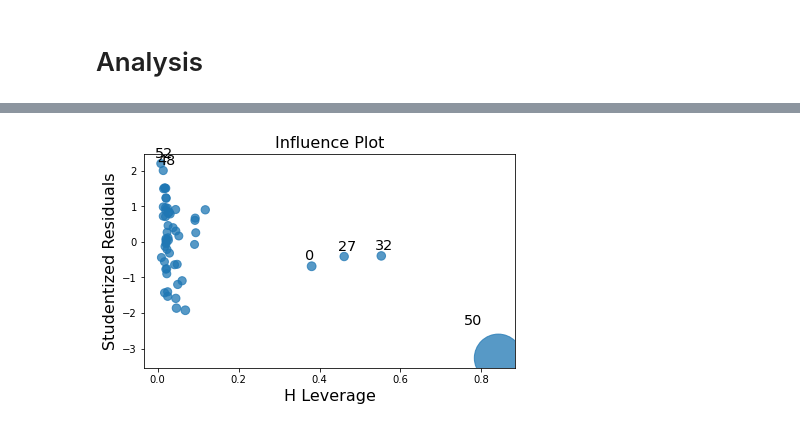
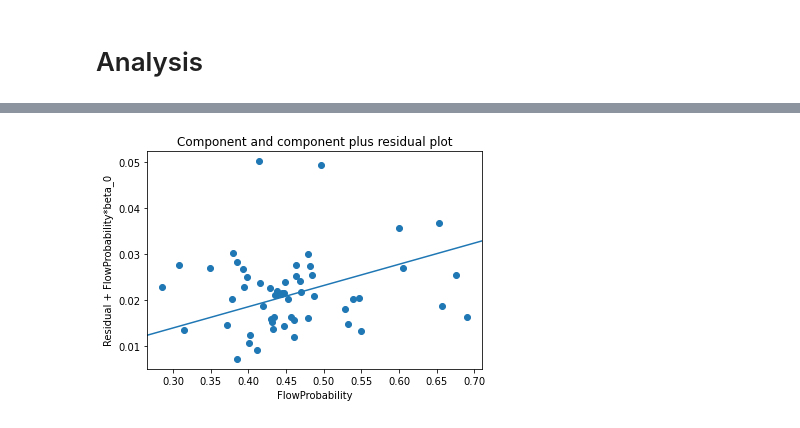
Before and after one commit to LHumpe/COINs-CNN-FLOW, a Jupyter notebook: notebooks/YouTube_analysis.ipynb, the cells around one changed output, grey strips where cells are left out. Cells and saved outputs as stored; diff of their text form; code cells hidden in the pictures.

```diff
--- a/notebooks/YouTube_analysis.ipynb
+++ b/notebooks/YouTube_analysis.ipynb
@@ -25,12 +26,17 @@ def clean_sub_count(count):
 ### Flow Data
 # %%
 flow_predictions = pd.read_csv('../results/yt_analysis/results.csv')
+
+# Type conversions
 flow_predictions['VID'] = flow_predictions.FILE.apply(lambda x: int(x.split('_')[0].split('/')[-1]))
 flow_predictions['FRAME'] = flow_predictions.FILE.apply(lambda x: int(x.split('_')[-4]))
 flow_predictions['FLOW_C'] = flow_predictions.FILE.apply(lambda x: int(x.split('_')[-2]))
 flow_predictions.drop(columns=['FILE'], inplace=True)
+
+# Flow prediction as class
 flow_predictions.loc[flow_predictions['PROB'] >= 0.5, 'FLOW_P_C'] = int(1)
 flow_predictions.loc[flow_predictions['PROB'] < 0.5, 'FLOW_P_C'] = int(0)
-flow_predictions.rename(columns={'PROB':'FLOW_P'}, inplace=True)
+
+flow_predictions.rename(columns={'PROB':'FlowProbability'}, inplace=True)
 flow_predictions.head(5)
 # %% [output]
@@ -103,20 +81,9 @@ full_df.head(5)
 # %%
-grouped_pred = full_df.groupby('VID', as_index=False).agg({'FLOW_P': 'mean',
-                                                           'FRAME': 'count',
-                                                           'FLOW_C': 'mean',
-                                                           'FLOW_P_C': 'mean',
-                                                           'PRIVATE_ANGRY_P':'mean',
-                                                           'PRIVATE_FEAR_P':'mean',
-                                                           'PRIVATE_HAPPY_P':'mean',
-                                                           'PRIVATE_NEUTRAL_P':'mean',
-                                                           'PRIVATE_SAD_P':'mean',
-                                                           'PRIVATE_SURPRISE_P':'mean',
-                                                           'PRIVATE_angry_C':'mean',
-                                                           'PRIVATE_fear_C':'mean',
-                                                           'PRIVATE_happy_C':'mean',
-                                                           'PRIVATE_neutral_C':'mean',
-                                                           'PRIVATE_sad_C':'mean',
-                                                           'PRIVATE_surprise_C':'mean'
-                                                           })
+grouped_pred = flow_predictions.groupby('VID', as_index=False).agg({
+    'FlowProbability': 'mean',
+    'FRAME': 'count',
+    'FLOW_C': 'mean',
+    'FLOW_P_C': 'mean',
+})
 grouped_pred.head(5)
 # %% [output]
@@ -129,6 +96,6 @@ grouped_pred.head(5)
 # %%
 final_data = video_stats.merge(grouped_pred, how='inner', left_on='id', right_on='VID').drop(columns=['VID'])
-final_data['USED_PROPORTION'] = final_data['FRAME'] / final_data['YT_FRAMES']
+final_data['FramesUsed'] = final_data['FRAME'] / final_data['YT_FRAMES']
 final_data.head(5)
 # %% [output]
 |  | id | viewCount | likeCount | dislikeCount | YT_FRAMES | VID_LEN | date_published | duration | ... |
@@ -153,13 +123,9 @@ sns.distplot(final_data['LogLikeCount'])
 # %%
-X = final_data[['FLOW_P', 'viewCount','dislikeCount','YT_FRAMES']]
-y = final_data['LogLikeCount']
+X = final_data[['FlowProbability', 'LogViewCount', 'LogDaysPublic','LogSubscribers','FramesUsed']]
+y = final_data['LikeViewRatio']
 
 
 model = sm.OLS(y,X)
 model = model.fit(cov_type='hc3')
-print(model.summary())
-
-fig = plt.figure(figsize=(15,10))
-fig = sm.graphics.plot_partregress_grid(model)
-fig.tight_layout(pad=1.0)
+model.summary()
 # %% [output]
@@ -185,5 +161,4 @@ strong multicollinearity or other numerical problems.
 # %%
-fig = sm.graphics.influence_plot(model)
-fig.tight_layout(pad=1.0)
+fig = sm.graphics.plot_ccpr(model, 'FlowProbability')
 # %% [output]
-[figure, old version]
+[figure, new version]
```
Also changed, not shown: parts of 15 cells of this notebook, 1 other file.
